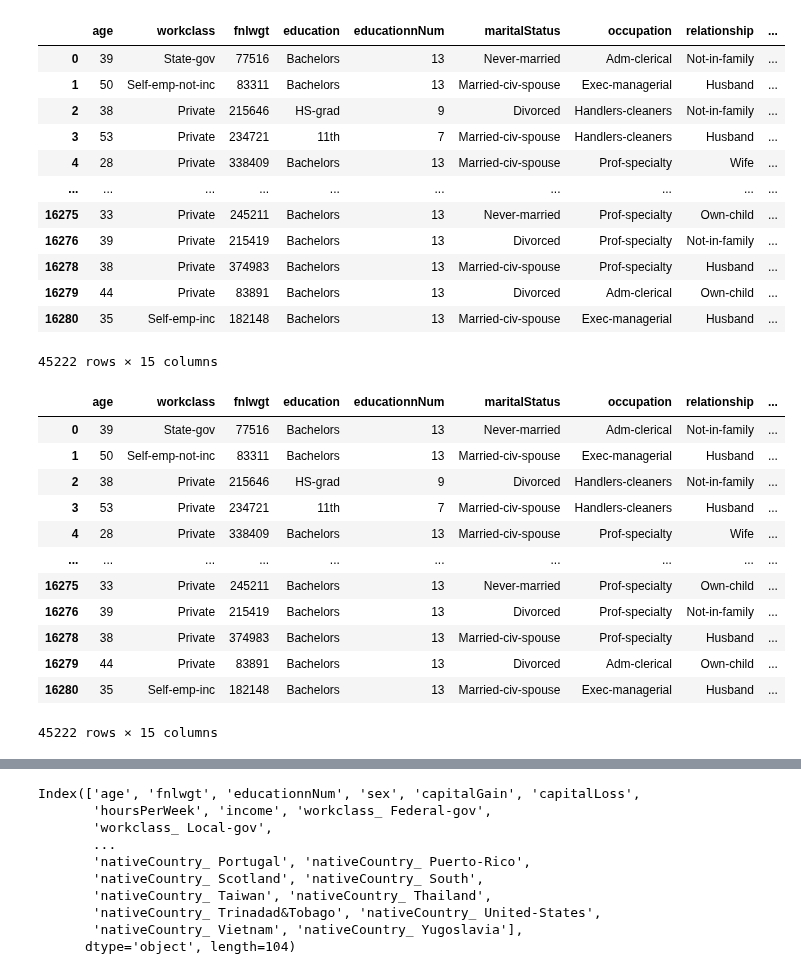
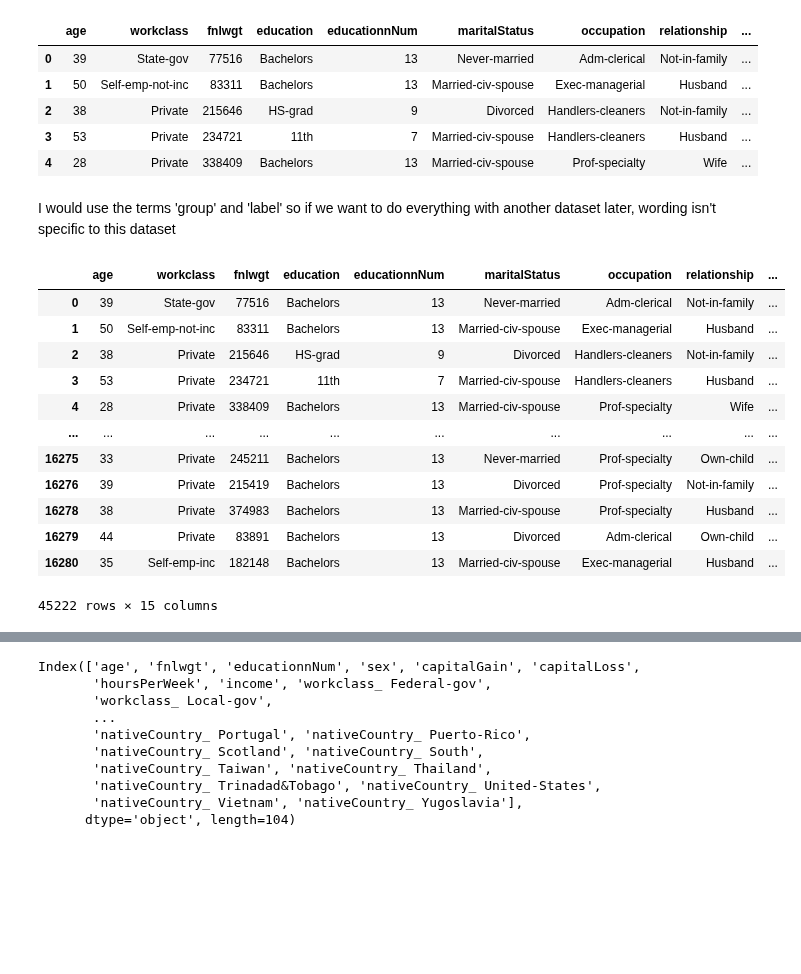
Before and after one commit to laurakn/undergrad_research_2022, a Jupyter notebook: data_cleaning.ipynb, the cells around one changed output, grey strips where cells are left out. Drawn from its saved outputs; the diff is of its cells as text; code cells hidden in the pictures; blank space fills up the shorter version.

```diff
--- a/data_cleaning.ipynb
+++ b/data_cleaning.ipynb
@@ -5,9 +7,12 @@ import numpy as np
 # read in data
 adult_train = pd.read_csv("adult.data", header=None)
 adult_test = pd.read_csv("adult.test", header=None, skiprows=1)
+adult_train = adult_train.replace({' ?': np.nan}).dropna()
+adult_test = adult_test.replace({' ?': np.nan}).dropna()
+
 adult = pd.concat([adult_train, adult_test], axis = 0)
 adult.columns = ['age', 'workclass', 'fnlwgt', 'education', 'educationnNum', 'maritalStatus', 'occupation', 'relationship', 'race', 'sex', 'capitalGain', 'capitalLoss', 'hoursPerWeek', 'nativeCountry', 'income']
-adult
+adult.head()
 # %% [output]
 |  | age | workclass | fnlwgt | education | educationnNum | maritalStatus | occupation | relationship | ... |
 | 0 | 39 | State-gov | 77516 | Bachelors | 13 | Never-married | Adm-clerical | Not-in-family | ... |
@@ -25,21 +23,12 @@ adult
-# %%
-adult = adult.replace({' ?': np.nan}).dropna()
 # %%
-adult
+adult.head()
 # %% [output]
 |  | age | workclass | fnlwgt | education | educationnNum | maritalStatus | occupation | relationship | ... |
 | 0 | 39 | State-gov | 77516 | Bachelors | 13 | Never-married | Adm-clerical | Not-in-family | ... |
 | 1 | 50 | Self-emp-not-inc | 83311 | Bachelors | 13 | Married-civ-spouse | Exec-managerial | Husband | ... |
 | 2 | 38 | Private | 215646 | HS-grad | 9 | Divorced | Handlers-cleaners | Not-in-family | ... |
 | 3 | 53 | Private | 234721 | 11th | 7 | Married-civ-spouse | Handlers-cleaners | Husband | ... |
 | 4 | 28 | Private | 338409 | Bachelors | 13 | Married-civ-spouse | Prof-specialty | Wife | ... |
-| ... | ... | ... | ... | ... | ... | ... | ... | ... | ... |
-| 16275 | 33 | Private | 245211 | Bachelors | 13 | Never-married | Prof-specialty | Own-child | ... |
-| 16276 | 39 | Private | 215419 | Bachelors | 13 | Divorced | Prof-specialty | Not-in-family | ... |
-| 16278 | 38 | Private | 374983 | Bachelors | 13 | Married-civ-spouse | Prof-specialty | Husband | ... |
-| 16279 | 44 | Private | 83891 | Bachelors | 13 | Divorced | Adm-clerical | Own-child | ... |
-| 16280 | 35 | Self-emp-inc | 182148 | Bachelors | 13 | Married-civ-spouse | Exec-managerial | Husband | ... |
-45222 rows × 15 columns
 # %%
 # adult_list = adult.values.tolist()
 # adult_list[0]
@@ -48,5 +35,24 @@ adult["sex"].replace({" Male": 0, " Female": 1}, inplace=True)
+# %% [markdown]
+I would use the terms 'group' and 'label' so if we want to do everything with another dataset later, wording isn't specific to this dataset
 # %%
-adult["income"].replace({" <=50K.": -1, " >50K.": 1, " <=50K":-1, " >50K": 1}, inplace=True)
+adult['group'] =adult["sex"].replace({" Male": 0, " Female": 1})
+adult['label'] = adult["income"].replace({" <=50K.": -1, " >50K.": 1, " <=50K":-1, " >50K": 1})
+
+adult.drop(['sex', 'label'], axis=1)
+# %% [output]
+|  | age | workclass | fnlwgt | education | educationnNum | maritalStatus | occupation | relationship | ... |
+| 0 | 39 | State-gov | 77516 | Bachelors | 13 | Never-married | Adm-clerical | Not-in-family | ... |
+| 1 | 50 | Self-emp-not-inc | 83311 | Bachelors | 13 | Married-civ-spouse | Exec-managerial | Husband | ... |
+| 2 | 38 | Private | 215646 | HS-grad | 9 | Divorced | Handlers-cleaners | Not-in-family | ... |
+| 3 | 53 | Private | 234721 | 11th | 7 | Married-civ-spouse | Handlers-cleaners | Husband | ... |
+| 4 | 28 | Private | 338409 | Bachelors | 13 | Married-civ-spouse | Prof-specialty | Wife | ... |
+| ... | ... | ... | ... | ... | ... | ... | ... | ... | ... |
+| 16275 | 33 | Private | 245211 | Bachelors | 13 | Never-married | Prof-specialty | Own-child | ... |
+| 16276 | 39 | Private | 215419 | Bachelors | 13 | Divorced | Prof-specialty | Not-in-family | ... |
+| 16278 | 38 | Private | 374983 | Bachelors | 13 | Married-civ-spouse | Prof-specialty | Husband | ... |
+| 16279 | 44 | Private | 83891 | Bachelors | 13 | Divorced | Adm-clerical | Own-child | ... |
+| 16280 | 35 | Self-emp-inc | 182148 | Bachelors | 13 | Married-civ-spouse | Exec-managerial | Husband | ... |
+45222 rows × 15 columns
 # %%
 # from sklearn.preprocessing import OneHotEncoder
 
@@ -55,21 +61,5 @@ adult["income"].replace({" <=50K.": -1, " >50K.": 1, " <=50K":-1, " >50K": 1}, i
 # enc.fit(df)
 # out = pd.DataFrame(enc.transform(df).toarray())
 # out.head()
-# %%
-adult
-# %% [output]
-|  | age | workclass | fnlwgt | education | educationnNum | maritalStatus | occupation | relationship | ... |
-| 0 | 39 | State-gov | 77516 | Bachelors | 13 | Never-married | Adm-clerical | Not-in-family | ... |
-| 1 | 50 | Self-emp-not-inc | 83311 | Bachelors | 13 | Married-civ-spouse | Exec-managerial | Husband | ... |
-| 2 | 38 | Private | 215646 | HS-grad | 9 | Divorced | Handlers-cleaners | Not-in-family | ... |
-| 3 | 53 | Private | 234721 | 11th | 7 | Married-civ-spouse | Handlers-cleaners | Husband | ... |
-| 4 | 28 | Private | 338409 | Bachelors | 13 | Married-civ-spouse | Prof-specialty | Wife | ... |
-| ... | ... | ... | ... | ... | ... | ... | ... | ... | ... |
-| 16275 | 33 | Private | 245211 | Bachelors | 13 | Never-married | Prof-specialty | Own-child | ... |
-| 16276 | 39 | Private | 215419 | Bachelors | 13 | Divorced | Prof-specialty | Not-in-family | ... |
-| 16278 | 38 | Private | 374983 | Bachelors | 13 | Married-civ-spouse | Prof-specialty | Husband | ... |
-| 16279 | 44 | Private | 83891 | Bachelors | 13 | Divorced | Adm-clerical | Own-child | ... |
-| 16280 | 35 | Self-emp-inc | 182148 | Bachelors | 13 | Married-civ-spouse | Exec-managerial | Husband | ... |
-45222 rows × 15 columns
 # %%
 y = pd.get_dummies(adult.workclass, prefix='workclass')
```
Also changed, not shown: parts of 11 cells of this notebook, 2 other files.
